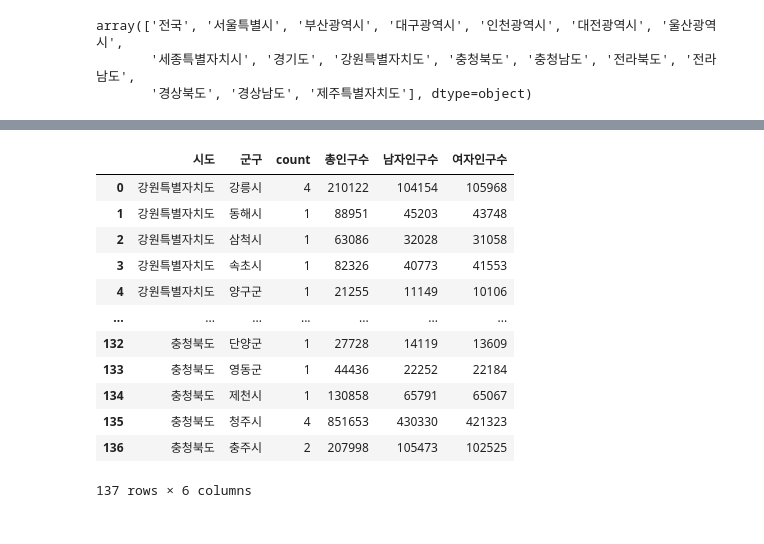
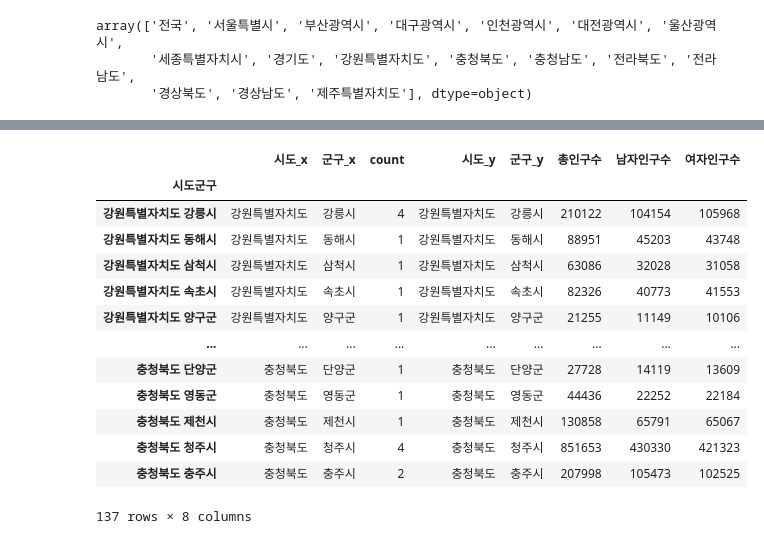
Before and after one commit to mewzzangzzang/bigdata, a Jupyter notebook: 해정구역별공공의료기관분석.ipynb, the cells around one changed output, grey strips where cells are left out. Cells and saved outputs as stored; diff of their text form; code cells hidden in the pictures.

```diff
--- a/해정구역별공공의료기관분석.ipynb
+++ b/해정구역별공공의료기관분석.ipynb
@@ -97,4 +108,3 @@ array(['춘천시', '삼척시', '영월군', '원주시', '강릉시', '속초
        '서천군', '홍성군', '제천시', '충주시', '영동군', '단양군'], dtype=object)
 # %%
 addr[addr['군구']=='아란13길']
-addr.iloc[75]=['제주특별자치구','제주시']
@@ -100,0 +114,2 @@ addr.iloc[75]=['제주특별자치구','제주시']
+# %%
+addr.iloc[75]=['제주특별자치도','제주시']
@@ -225,17 +328,19 @@ population
 # %%
-addr_polulation=pd.merge(addr_groupby,population, how='inner')
+addr_polulation=pd.merge(addr_groupby,population, how='inner',
+                         left_index=True, right_index=True)
 addr_polulation
 # %% [output]
-|  | 시도 | 군구 | count | 총인구수 | 남자인구수 | 여자인구수 |
-| 0 | 강원특별자치도 | 강릉시 | 4 | 210122 | 104154 | 105968 |
-| 1 | 강원특별자치도 | 동해시 | 1 | 88951 | 45203 | 43748 |
-| 2 | 강원특별자치도 | 삼척시 | 1 | 63086 | 32028 | 31058 |
-| 3 | 강원특별자치도 | 속초시 | 1 | 82326 | 40773 | 41553 |
-| 4 | 강원특별자치도 | 양구군 | 1 | 21255 | 11149 | 10106 |
-| ... | ... | ... | ... | ... | ... | ... |
-| 132 | 충청북도 | 단양군 | 1 | 27728 | 14119 | 13609 |
-| 133 | 충청북도 | 영동군 | 1 | 44436 | 22252 | 22184 |
-| 134 | 충청북도 | 제천시 | 1 | 130858 | 65791 | 65067 |
-| 135 | 충청북도 | 청주시 | 4 | 851653 | 430330 | 421323 |
-| 136 | 충청북도 | 충주시 | 2 | 207998 | 105473 | 102525 |
+|  | 시도_x | 군구_x | count | 시도_y | 군구_y | 총인구수 | 남자인구수 | 여자인구수 |
+| 시도군구 |  |  |  |  |  |  |  |  |
+| 강원특별자치도 강릉시 | 강원특별자치도 | 강릉시 | 4 | 강원특별자치도 | 강릉시 | 210122 | 104154 | 105968 |
+| 강원특별자치도 동해시 | 강원특별자치도 | 동해시 | 1 | 강원특별자치도 | 동해시 | 88951 | 45203 | 43748 |
+| 강원특별자치도 삼척시 | 강원특별자치도 | 삼척시 | 1 | 강원특별자치도 | 삼척시 | 63086 | 32028 | 31058 |
+| 강원특별자치도 속초시 | 강원특별자치도 | 속초시 | 1 | 강원특별자치도 | 속초시 | 82326 | 40773 | 41553 |
+| 강원특별자치도 양구군 | 강원특별자치도 | 양구군 | 1 | 강원특별자치도 | 양구군 | 21255 | 11149 | 10106 |
+| ... | ... | ... | ... | ... | ... | ... | ... | ... |
+| 충청북도 단양군 | 충청북도 | 단양군 | 1 | 충청북도 | 단양군 | 27728 | 14119 | 13609 |
+| 충청북도 영동군 | 충청북도 | 영동군 | 1 | 충청북도 | 영동군 | 44436 | 22252 | 22184 |
+| 충청북도 제천시 | 충청북도 | 제천시 | 1 | 충청북도 | 제천시 | 130858 | 65791 | 65067 |
+| 충청북도 청주시 | 충청북도 | 청주시 | 4 | 충청북도 | 청주시 | 851653 | 430330 | 421323 |
+| 충청북도 충주시 | 충청북도 | 충주시 | 2 | 충청북도 | 충주시 | 207998 | 105473 | 102525 |
-137 rows × 6 columns
+137 rows × 8 columns
```
Also changed, not shown: parts of 30 cells of this notebook, 5 other files.
